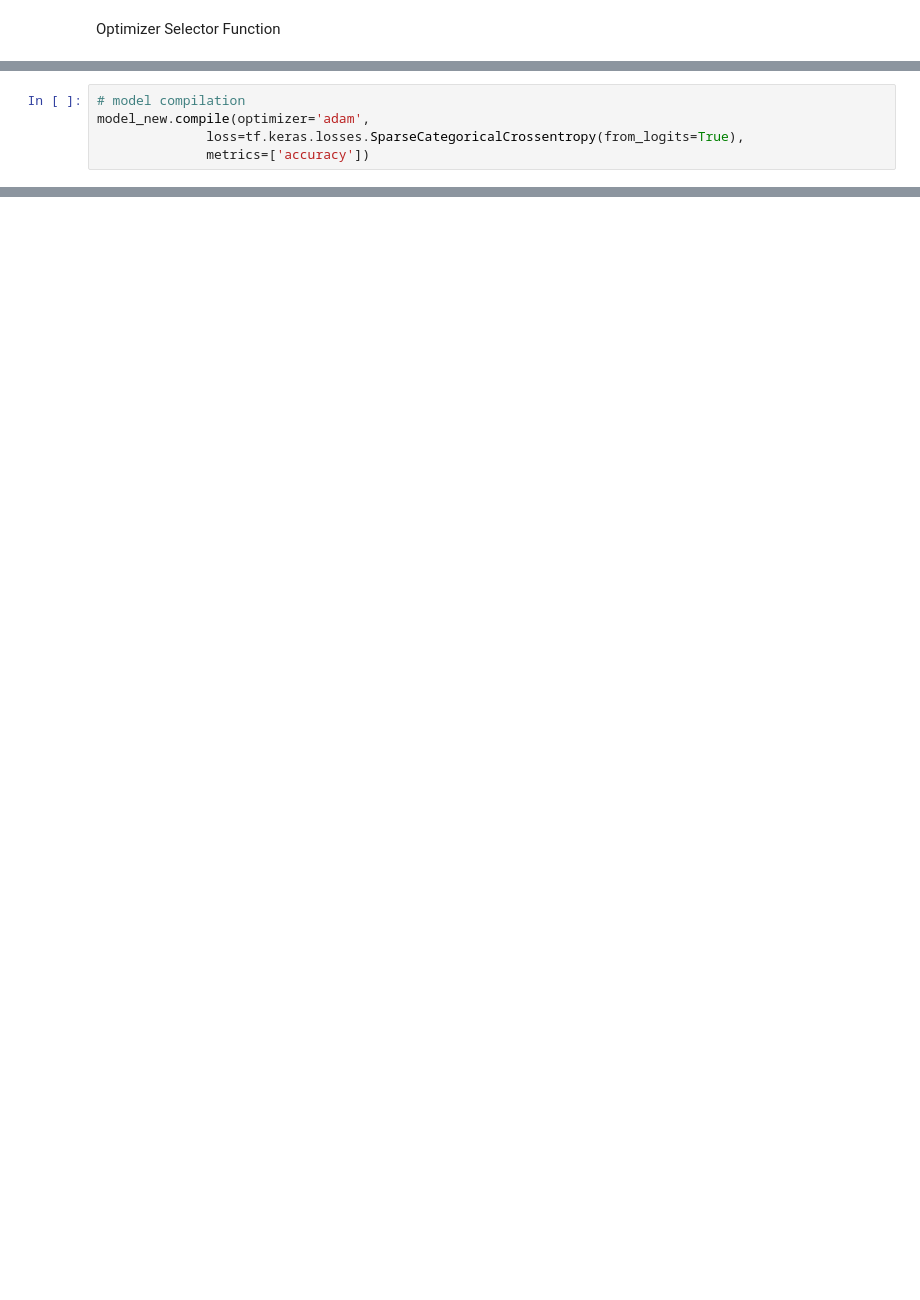
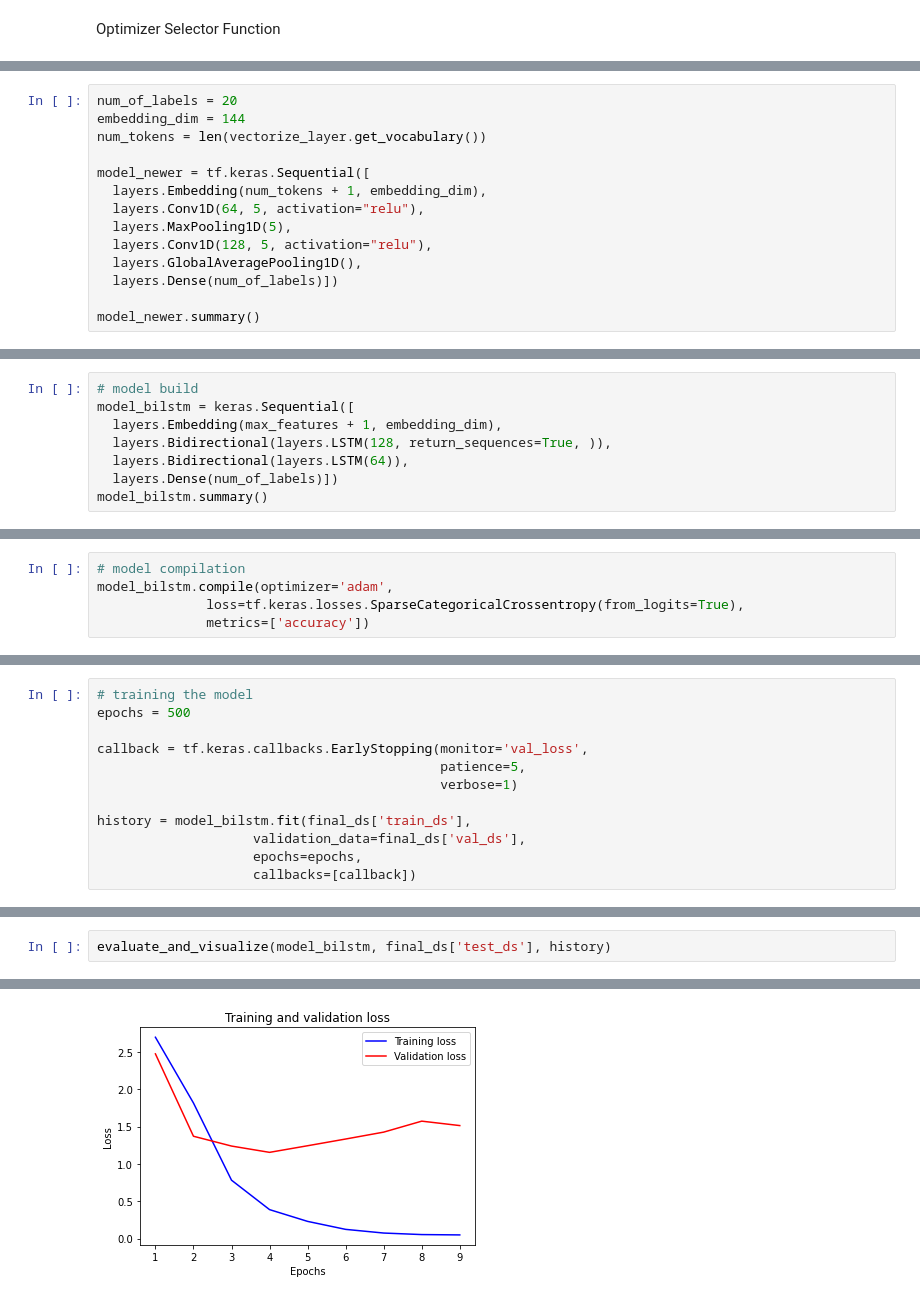
Before and after one commit to farrokhkarimi/multi_label_text_classification, a Jupyter notebook: multi_label_text_classification.ipynb, the cells around one changed output, grey strips where cells are left out. Saved outputs shown, nothing was run; the diff lists cells and outputs as text; blank space fills up the shorter version.

```diff
--- a/multi_label_text_classification.ipynb
+++ b/multi_label_text_classification.ipynb
@@ -753,0 +1151,14 @@ model_new.summary()
+# %%
+num_of_labels = 20
+embedding_dim = 144
+num_tokens = len(vectorize_layer.get_vocabulary())
+
+model_newer = tf.keras.Sequential([
+  layers.Embedding(num_tokens + 1, embedding_dim),
+  layers.Conv1D(64, 5, activation="relu"),
+  layers.MaxPooling1D(5),
+  layers.Conv1D(128, 5, activation="relu"),
+  layers.GlobalAveragePooling1D(),
+  layers.Dense(num_of_labels)])
+
+model_newer.summary()
@@ -753,0 +1302,8 @@ model_new.summary()
+# %%
+# model build
+model_bilstm = keras.Sequential([
+  layers.Embedding(max_features + 1, embedding_dim),
+  layers.Bidirectional(layers.LSTM(128, return_sequences=True, )),
+  layers.Bidirectional(layers.LSTM(64)),
+  layers.Dense(num_of_labels)])
+model_bilstm.summary()
@@ -754,5 +1330,5 @@ model_new.summary()
 # %%
 # model compilation
-model_new.compile(optimizer='adam',
+model_bilstm.compile(optimizer='adam',
               loss=tf.keras.losses.SparseCategoricalCrossentropy(from_logits=True),
               metrics=['accuracy'])
@@ -758,0 +1338,12 @@ model_new.compile(optimizer='adam',
+# %%
+# training the model
+epochs = 500
+
+callback = tf.keras.callbacks.EarlyStopping(monitor='val_loss',
+                                            patience=5,
+                                            verbose=1)
+
+history = model_bilstm.fit(final_ds['train_ds'],
+                    validation_data=final_ds['val_ds'],
+                    epochs=epochs,
+                    callbacks=[callback])
@@ -758,0 +1372,3 @@ model_new.compile(optimizer='adam',
+# %%
+evaluate_and_visualize(model_bilstm, final_ds['test_ds'], history)
+# %% [output]
@@ -758,0 +1378 @@ model_new.compile(optimizer='adam',
+[figure, added]
```
Also changed, not shown: parts of 107 cells of this notebook.
